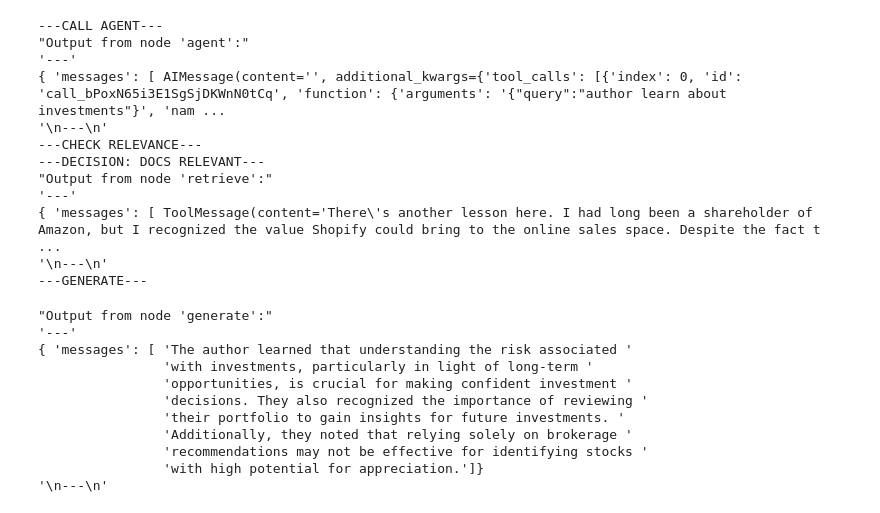
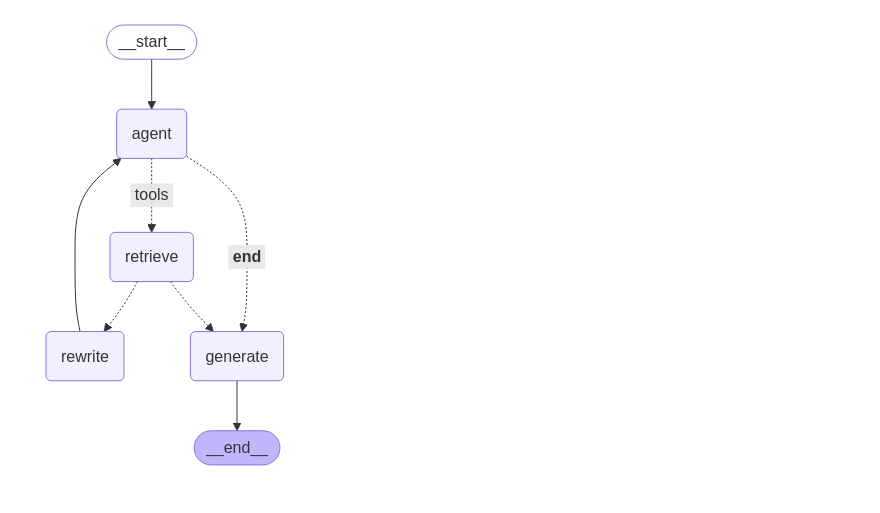
Before and after one commit to left-eyebr0w/devia_rag, a Jupyter notebook: main.ipynb, the cells around one changed output. Saved outputs shown, nothing was run; the diff lists cells and outputs as text; code cells hidden in the pictures.

Commit message:
Graph modifié, intégration de SemanticChunker

```diff
--- a/main.ipynb
+++ b/main.ipynb
@@ -59,5 +66,5 @@ docs = CSVLoader(
     }
 ).load()
 
-docs = docs[:2]
+docs = docs[:10]
 # %%
@@ -80,6 +87,10 @@ pprint(docs[0].dict())
                  'opinions of the author and do not necessarily reflect those '
                  'of Nasdaq, Inc.',
  'type': 'Document'}
+# %%
+text_splitter = SemanticChunker(OpenAIEmbeddings(), breakpoint_threshold_type="percentile", breakpoint_threshold_amount=0.20)
+
+docs = text_splitter.split_documents(docs)
 # %%
 # On divise les documents en morceaux plus petits
 
@@ -320,10 +272,15 @@ workflow.add_conditional_edges(
     tools_condition,
     {
         # Translate the condition outputs to nodes in our graph
+        # "rewrite": "retrieve",
         "tools": "retrieve",
-        END: END,
+        END: "generate",
     },
 )
+
+# workflow.add_edge("retrieve", "rewrite")
+# workflow.add_edge("rewrite", "generate")
+
 
 # Edges taken after the `action` node is called.
 workflow.add_conditional_edges(
@@ -339,36 +296,21 @@ graph = workflow.compile()
 # %%
 inputs = {
     "messages": [
-        ("user", "What did the author learn about investements?"),
+        ("user", "Did the author learn a way to make a significant profit for Apple ?"),
     ]
 }
 for output in graph.stream(inputs):
     for key, value in output.items():
         pprint(f"Output from node '{key}':")
-        pprint("---")
-        pprint(value, indent=2, width=80, depth=None)
-    pprint("\n---\n")
+        pprint(value, indent=10, width=150, depth=None)
+    print('\n')
-# %% [output]
----CALL AGENT---
-"Output from node 'agent':"
-'---'
-{ 'messages': [ AIMessage(content='', additional_kwargs={'tool_calls': [{'index': 0, 'id': 'call_bPoxN65i3E1SgSjDKWnN0tCq', 'function': {'arguments': '{"query":"author learn about investments"}', 'nam ...
-'\n---\n'
----CHECK RELEVANCE---
----DECISION: DOCS RELEVANT---
-"Output from node 'retrieve':"
-'---'
-{ 'messages': [ ToolMessage(content='There\'s another lesson here. I had long been a shareholder of Amazon, but I recognized the value Shopify could bring to the online sales space. Despite the fact t ...
-'\n---\n'
----GENERATE---
-"Output from node 'generate':"
-'---'
-{ 'messages': [ 'The author learned that understanding the risk associated '
-                'with investments, particularly in light of long-term '
-                'opportunities, is crucial for making confident investment '
-                'decisions. They also recognized the importance of reviewing '
-                'their portfolio to gain insights for future investments. '
-                'Additionally, they noted that relying solely on brokerage '
-                'recommendations may not be effective for identifying stocks '
-                'with high potential for appreciation.']}
-'\n---\n'
+# %%
+from IPython.display import Image, display
+
+try:
+    display(Image(graph.get_graph(xray=True).draw_mermaid_png()))
+except Exception:
+    # This requires some extra dependencies and is optional
+    pass
+# %% [output]
+[figure, added]
```
Also changed, not shown: parts of 8 cells of this notebook, 1 other file.
